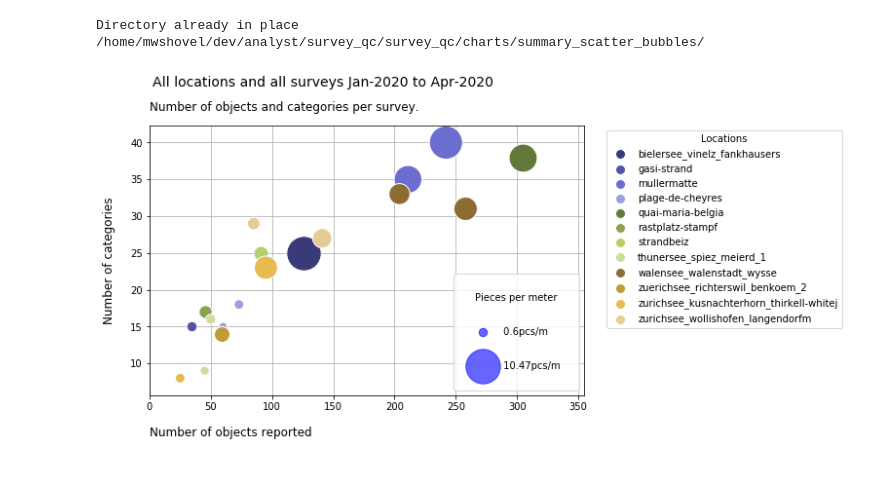
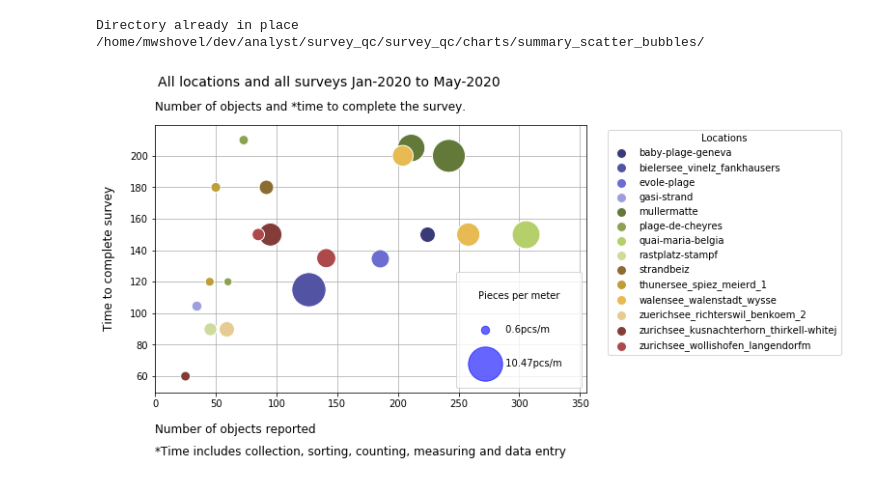
Before and after one commit to hammerdirt-analyst/survey_qc, a Jupyter notebook: summary_dims_daily_totals.ipynb, the cells around one changed output. Saved outputs shown, nothing was run; the diff lists cells and outputs as text; code cells hidden in the pictures.

Commit message:
report for babyplage

```diff
--- a/summary_dims_daily_totals.ipynb
+++ b/summary_dims_daily_totals.ipynb
@@ -104,7 +104,7 @@ files_to_csv(df_names, my_folders['data'])
 
 point_size = 120
 x ='quantity'
-y = 'variety'
+y = 'time_minutes'
 z = 'pcs_m'
 z_is_true = False
 
@@ -113,19 +113,19 @@ z_is_true = False
 # the method 'start_end_date' and comment the 'date_range = 'All' statement
 
 start_date = '2020-04-01'
-end_date = '2020-04-23'
+end_date = '2020-05-30'
 # date_range = start_end_date(start_date,end_date, "%Y-%m-%d")
 date_range = 'All'
 
 # dates for the figure title if you are using 'All' make sure the max date has the current month and year
 min_date = "Jan-2020"
-max_date = "Apr-2020"
+max_date = "May-2020"
 
 # put the xaxis value first
-file_name = '{}-{}-quantity-variety'.format(min_date, max_date)
+file_name = '{}-{}-quantity-tme'.format(min_date, max_date)
 
 # legend and title contents
-chart_title = 'Number of objects and categories per survey.'
+chart_title = 'Number of objects and *time to complete the survey.'
 figure_title = 'All locations and all surveys {} to {}'.format(min_date, max_date)
 legend_title = 'Location'
 
@@ -136,8 +136,8 @@ the_legend_style = legend_style(title=legend_title)
 legend_title = legend_t_align()
 
 # Axis labels
-y_axis = axis_label_props(label='Number of categories', sz=12)
-x_axis = axis_label_props(label='Number of objects reported', sz=12)
+y_axis = axis_label_props(label='Time to complete survey', sz=12)
+x_axis = axis_label_props(label='Number of objects reported\n*Time includes collection, sorting, counting, measuring and data entry', sz=12)
 # \n*Time includes collection, sorting, counting, measuring and data entry
 # provide the border color for the points
 edge_color = 'white'
@@ -147,31 +147,31 @@ tight_layout = False
 
 # these are the arguments for the chart method. You can change the defualt values for any method.
 # open a cell and type help(name_of_method) it will tell you what the current default arguments are.
 
 kwargs = {
      "min_date":min_date,
      "max_date":max_date,
      "a_df":dims_df,
      "x":x,
      "y":y,
      "z":z,
      "date_range":date_range,
      "title_style":title_styles(fs=12),
      "the_title_position":title_position(),
      "the_title":title_content(label=chart_title),
      "sup_title_style":title_styles(fs=14,fw='roman'),
      "sup_title_position":the_sup_title_position(),
      "the_sup_title":title_content(label=figure_title),
      "point_size":point_size,
      "edge_c":edge_color,
      "the_legend_style":the_legend_style,
      "legend_title":legend_title,
      "y_axis":y_axis,
      "x_axis":x_axis,
      "subplot_params":adjust_subplot_params(),
      "save_this":file_params(project_directory, file_name, ['.svg','.jpeg']),
      "tight_layout":tight_layout
  }
 x_y_scatter(**kwargs)
 # %% [output]
-[figure, old version]
+[figure, new version]
```
Also changed, not shown: 12 other files.
